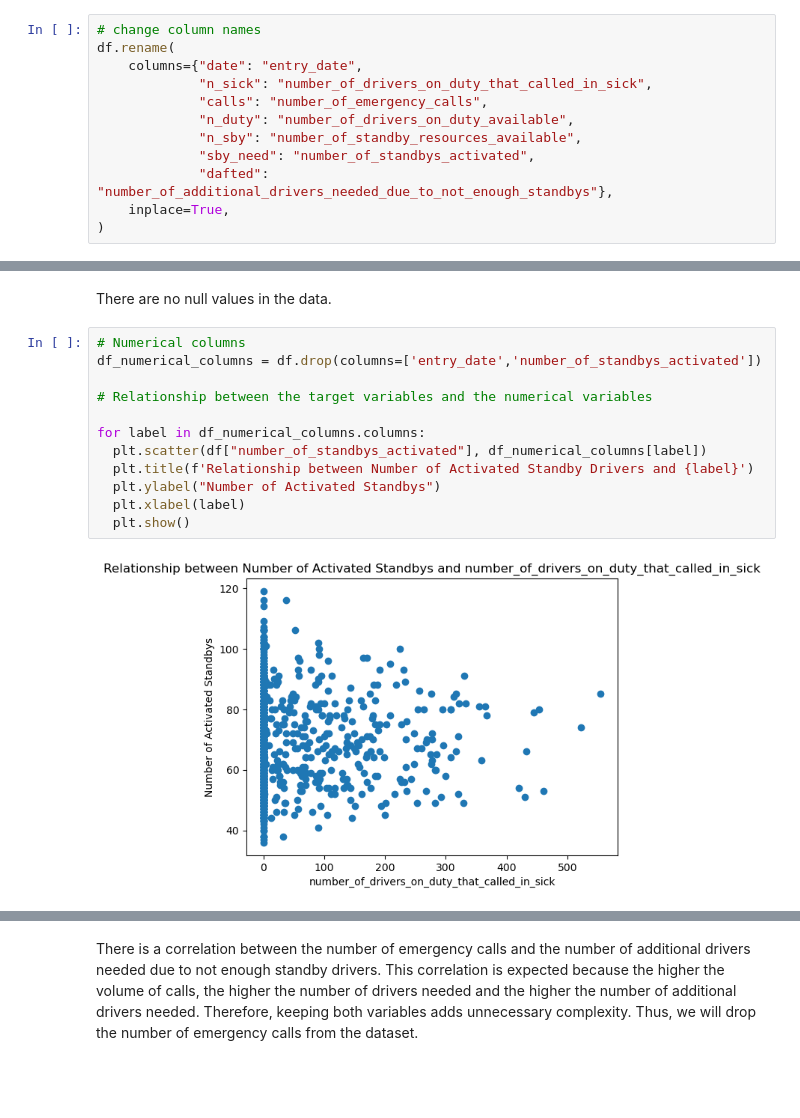
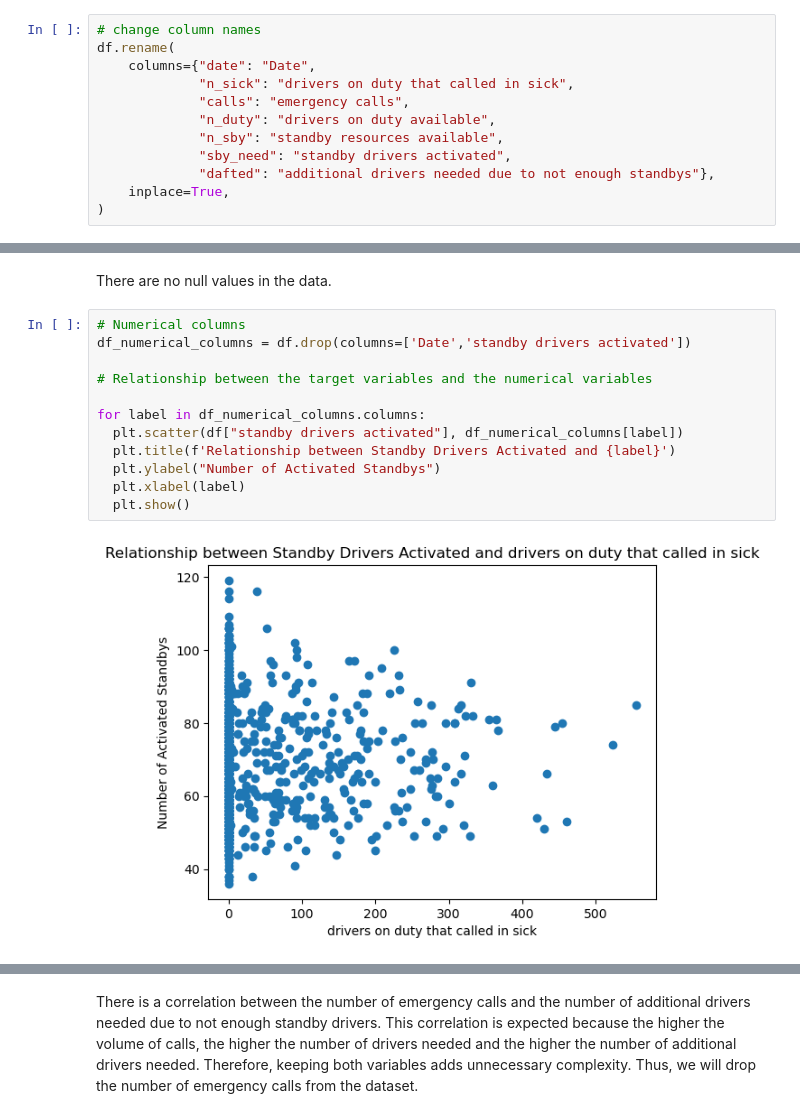
Before and after one commit to JC-Lino/Automation-of-Standby-Duty-Planning-for-Rescue-Drivers-via-a-Forecasting, a Jupyter notebook: BerlinRedCross.ipynb, the cells around one changed output, grey strips where cells are left out. Drawn from its saved outputs; the diff is of its cells as text; blank space fills up the shorter version.

```diff
--- a/BerlinRedCross.ipynb
+++ b/BerlinRedCross.ipynb
@@ -75,13 +75,13 @@ Column Description:
 # %%
 # change column names
 df.rename(
-    columns={"date": "entry_date",
-             "n_sick": "number_of_drivers_on_duty_that_called_in_sick",
-             "calls": "number_of_emergency_calls",
-             "n_duty": "number_of_drivers_on_duty_available",
-             "n_sby": "number_of_standby_resources_available",
-             "sby_need": "number_of_standbys_activated",
-             "dafted": "number_of_additional_drivers_needed_due_to_not_enough_standbys"},
+    columns={"date": "Date",
+             "n_sick": "drivers on duty that called in sick",
+             "calls": "emergency calls",
+             "n_duty": "drivers on duty available",
+             "n_sby": "standby resources available",
+             "sby_need": "standby drivers activated",
+             "dafted": "additional drivers needed due to not enough standbys"},
     inplace=True,
 )
 # %% [markdown]
@@ -137,15 +137,15 @@ memory usage: 63.1+ KB
 There are no null values in the data.
 # %%
 # Numerical columns
-df_numerical_columns = df.drop(columns=['entry_date','number_of_standbys_activated'])
+df_numerical_columns = df.drop(columns=['Date','standby drivers activated'])
 
 # Relationship between the target variables and the numerical variables
 
 for label in df_numerical_columns.columns:
-  plt.scatter(df["number_of_standbys_activated"], df_numerical_columns[label])
-  plt.title(f'Relationship between Number of Activated Standby Drivers and {label}')
+  plt.scatter(df["standby drivers activated"], df_numerical_columns[label])
+  plt.title(f'Relationship between Standby Drivers Activated and {label}')
   plt.ylabel("Number of Activated Standbys")
   plt.xlabel(label)
   plt.show()
 # %% [output]
-[figure, old version]
+[figure, new version]
```
Also changed, not shown: parts of 46 cells of this notebook.
